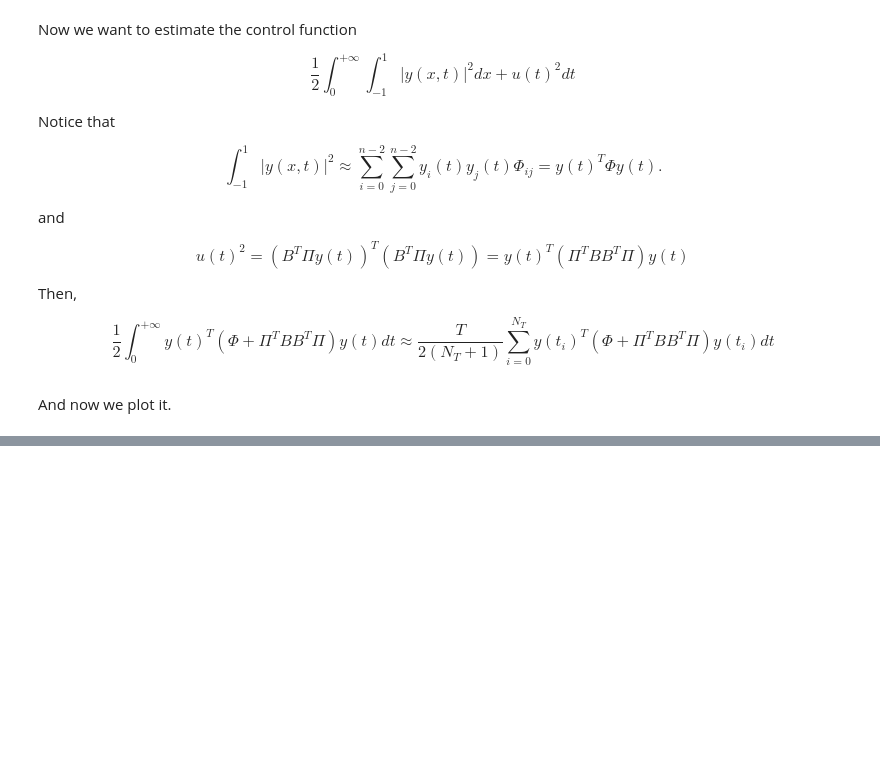
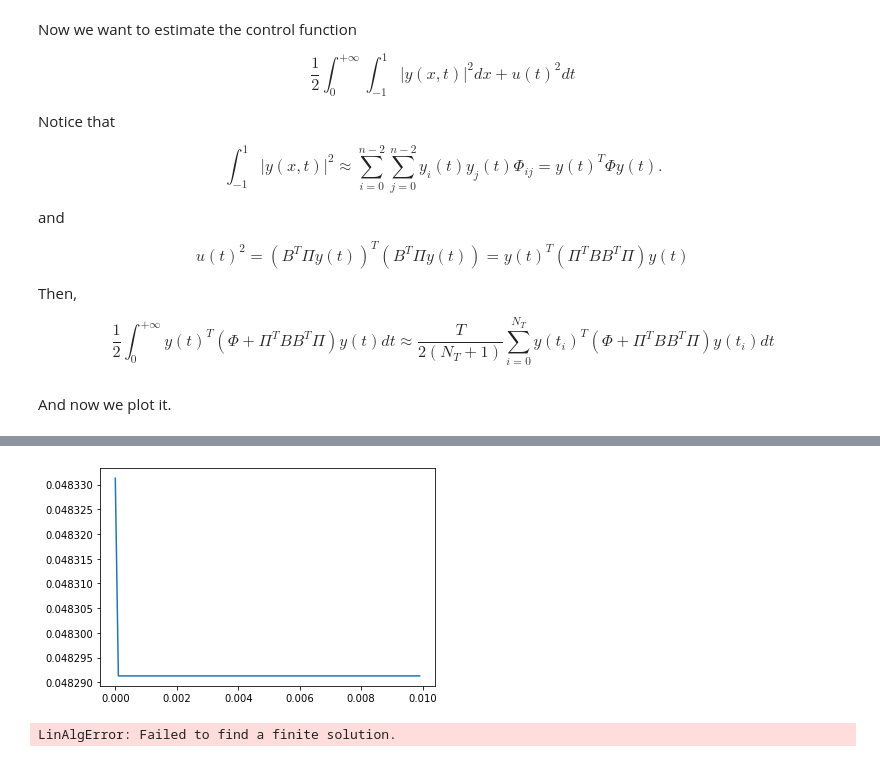
Before and after one commit to lucasmoschen/spectral-fp-opt-control, a Jupyter notebook: notebooks/control_strategies_spectral_solution.ipynb, the cells around one changed output, grey strips where cells are left out. Drawn from its saved outputs; the diff is of its cells as text; code cells hidden in the pictures; blank space fills up the shorter version.

```diff
--- a/notebooks/control_strategies_spectral_solution.ipynb
+++ b/notebooks/control_strategies_spectral_solution.ipynb
@@ -361,0 +384,22 @@ plt.show()
+# %%
+t = np.linspace(0, 10, 100001)
+plt.plot(t[:100], controls[1][0][0:100])
+plt.show()
+# %% [output]
+[figure, added]
+# %%
+h = 0.6
+G_func = lambda x: x**2
+p_0 = lambda x: 0.5*beta(10,10).pdf(x/2+1/2)
+interval = [-1.0, 1.0]
+parameters = {'v': 0.1, 'T': 10.0, 'p_0': p_0, 'interval': interval}
+
+alpha_func = None
+FP_equation = ControlFPequation(G_func, alpha_func, parameters)
+FP_equation.G_x = lambda x: 2*x
+FP_equation.alpha = lambda x: x * (-0.6 - 0.5*h <= x) * (-0.6 + 0.5*h >= x)
+FP_equation.alpha_x = lambda x: 1*(-0.6 - 0.5*h <= x) * (-0.6 + 0.5*h >= x)
+
+y, u = FP_equation.solve1d(n_f=15, N_x=200, N_t=100000, lim1=0.0, lim2=0.0, controlled=True)
+# %% [output]
+LinAlgError: Failed to find a finite solution.
```
Also changed, not shown: parts of 5 cells of this notebook, 1 other file.
